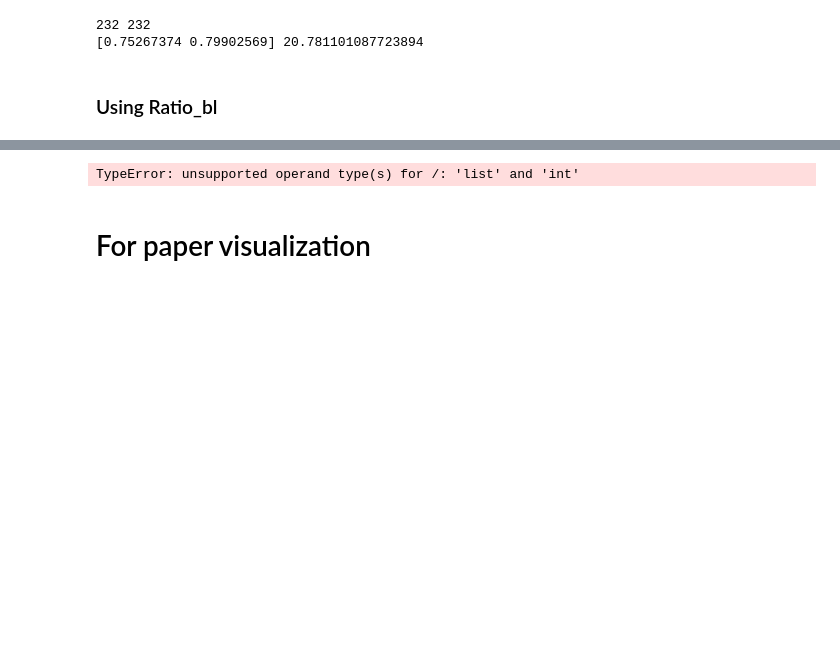
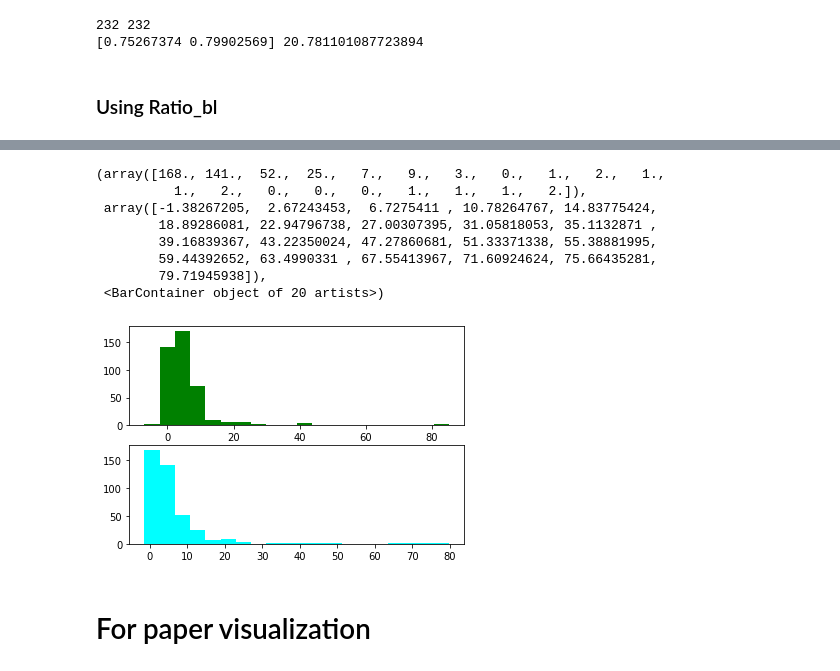
Before and after one commit to taeraemon/EllipseNet, a Jupyter notebook: scripts/Inference_ellipse.ipynb, the cells around one changed output, grey strips where cells are left out. Drawn from its saved outputs; the diff is of its cells as text; code cells hidden in the pictures; blank space fills up the shorter version.

```diff
--- a/scripts/Inference_ellipse.ipynb
+++ b/scripts/Inference_ellipse.ipynb
@@ -112,7 +112,7 @@ opt = opts().parse(args)
 # opt.load_model = '/data/cc/workspace/Repository/CenterNet/exp/eldet/fake_0214_eldet_fhd_dla_iouw5_nocrop_896x608/model_last.pth'
 # opt.load_model = '/data/cc/workspace/Repository/CenterNet/exp/eldet/fake_0209_eldet_fhd_dla_rl_nocrop_896x608/model_best.pth'
 opt.data_dir = '/data/cc/Data/CHD/detection/'
-opt.load_model = '/data/cc/workspace/Repository/CenterNet/exp/eldet/exp3_base_theta5_iou/model_120.pth'
+opt.load_model = '/data/cc/workspace/Repository/CenterNet/exp/eldet/exp3_base_theta5_iou/model_last.pth'
 opt.num_classes = 2
 opt.dataset = 'coco_fhd'
 opt.resume = True
@@ -472,7 +456,17 @@ for ind in range(len(dataset)):
 
             # Annotations
             ann = anns[class_idx]
-            cx_gt, cy_gt, a_gt, b_gt, theta_gt = ann['ellipse']
+            ellipse = ann['ellipse']
+            cx_gt = ellipse[0]
+            cy_gt = ellipse[1]
+            if ellipse[2] >= ellipse[3]:
+                a_gt = ellipse[2]
+                b_gt = ellipse[3]
+                theta_gt = ellipse[4]
+            else:
+                a_gt = ellipse[3]
+                b_gt = ellipse[2]
+                theta_gt = ellipse[4] + 0.5 * math.pi
             theta_gt = theta_gt / math.pi
             theta_gt = theta_gt - 1 if theta_gt > 0.5 else theta_gt + 1 if theta_gt < -0.5 else theta_gt
             l_gt = 2 * math.sqrt(a_gt ** 2 + b_gt ** 2)
@@ -516,5 +510,5 @@ for ind in range(len(dataset)):
     bbox_ious.append(cls_bbox_iou)
     angle_errors.append(cls_angle_error)
 #     img
-    break
+#     break
 # %% [output]
@@ -539,7 +544,21 @@ Mean Angle_err:  [7.04842094 2.4854667 ]
-# %%
-np.mean(angle_errors)
-# %% [output]
-TypeError: unsupported operand type(s) for /: 'list' and 'int'
+# %%
+err_lung = np.array(angle_errors)[:, 0]
+err_heart = np.array(angle_errors)[:, 1]
+plt.figure()
+plt.subplot(211)
+plt.hist(err_lung, bins=20, color='green')
+plt.subplot(212)
+plt.hist(err_heart, bins=20, color='cyan')
+# %% [output]
+(array([168., 141.,  52.,  25.,   7.,   9.,   3.,   0.,   1.,   2.,   1.,
+          1.,   2.,   0.,   0.,   0.,   1.,   1.,   1.,   2.]),
+ array([-1.38267205,  2.67243453,  6.7275411 , 10.78264767, 14.83775424,
+        18.89286081, 22.94796738, 27.00307395, 31.05818053, 35.1132871 ,
+        39.16839367, 43.22350024, 47.27860681, 51.33371338, 55.38881995,
+        59.44392652, 63.4990331 , 67.55413967, 71.60924624, 75.66435281,
+        79.71945938]),
+ <BarContainer object of 20 artists>)
+[figure, added]
 # %% [markdown]
 # For paper visualization
 # %%
```
Also changed, not shown: parts of 9 cells of this notebook, 31 other files.
